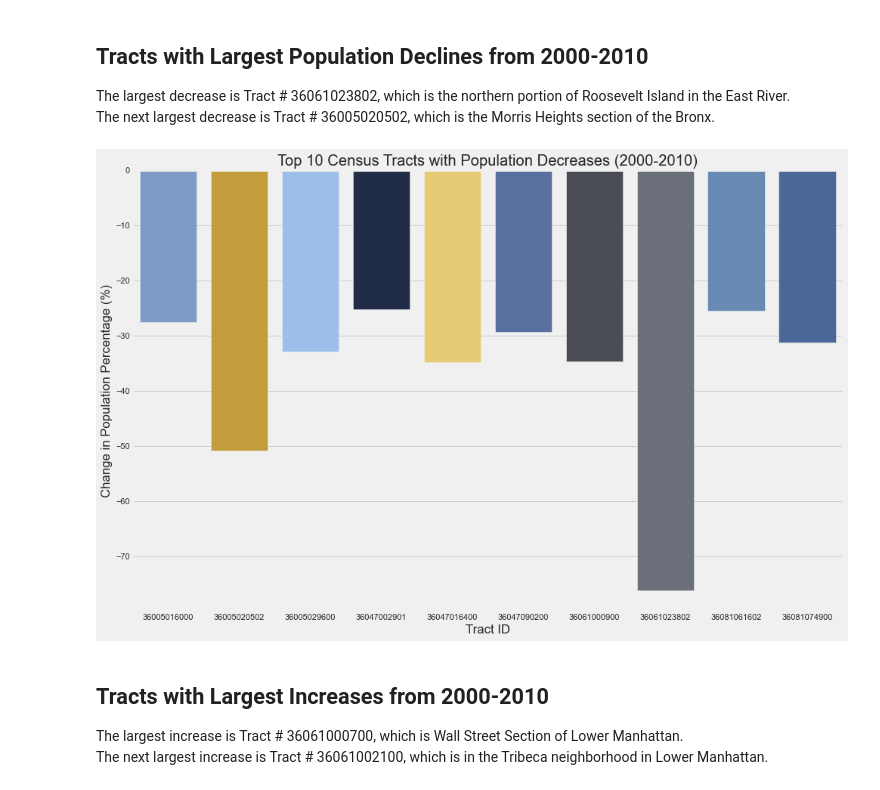
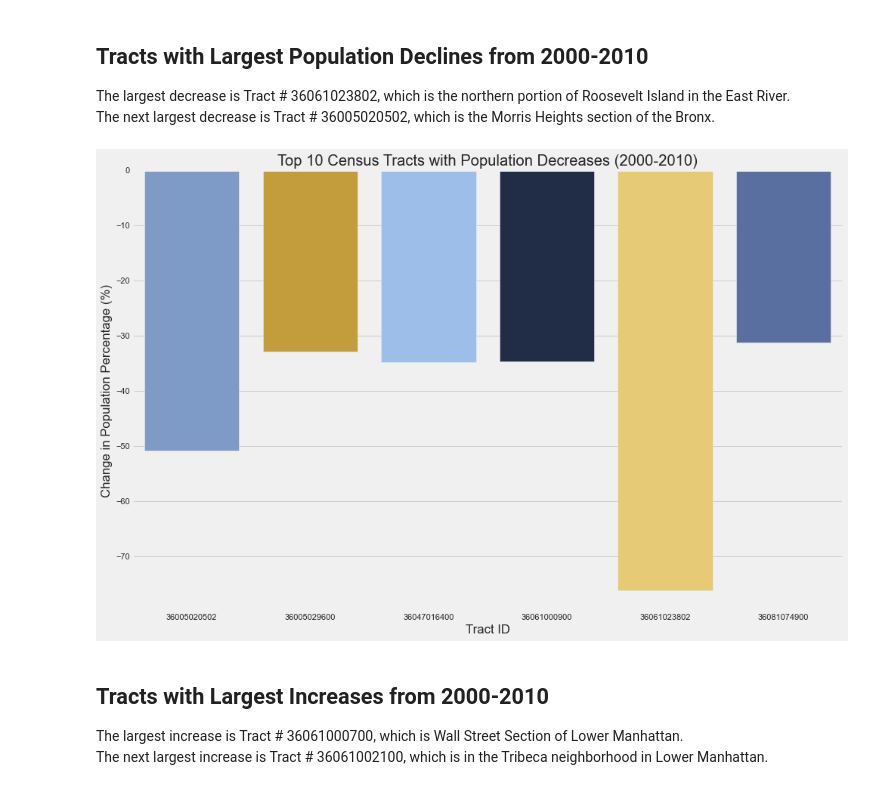
Before and after one commit to ptorres001/cluster_gentrification_new_york, a Jupyter notebook: 02_EDA.ipynb, the cells around one changed output. Cells and saved outputs as stored; diff of their text form; code cells hidden in the pictures.

```diff
--- a/02_EDA.ipynb
+++ b/02_EDA.ipynb
@@ -57,13 +57,13 @@ plt.savefig('Images/Population_change_dist.png', bbox_inches= 'tight', padding_i
 The largest decrease is Tract # 36061023802, which is the northern portion of Roosevelt Island in the East River.
 The next largest decrease is Tract # 36005020502, which is the Morris Heights section of the Bronx.
 # %%
-ax = sns.barplot(y='POP10_POP00_%',x='TRACTID',data=df[df['POP10_POP00_%']<-24.5])
+ax = sns.barplot(y='POP10_POP00_%',x='TRACTID',data=df[df['POP10_POP00_%']<-30])
 
 ax.set(xlabel='Tract ID',ylabel='Change in Population Percentage (%)')
 ax.set_title('Top 10 Census Tracts with Population Decreases (2000-2010)')
 plt.savefig('Images/Population_change_negative.png', bbox_inches= 'tight', padding_inches = 4, transparent = True )
 # %% [output]
-[figure, old version]
+[figure, new version]
 # %% [markdown]
 ## Tracts with Largest Increases from 2000-2010
 
```
Also changed, not shown: parts of 17 cells of this notebook.
